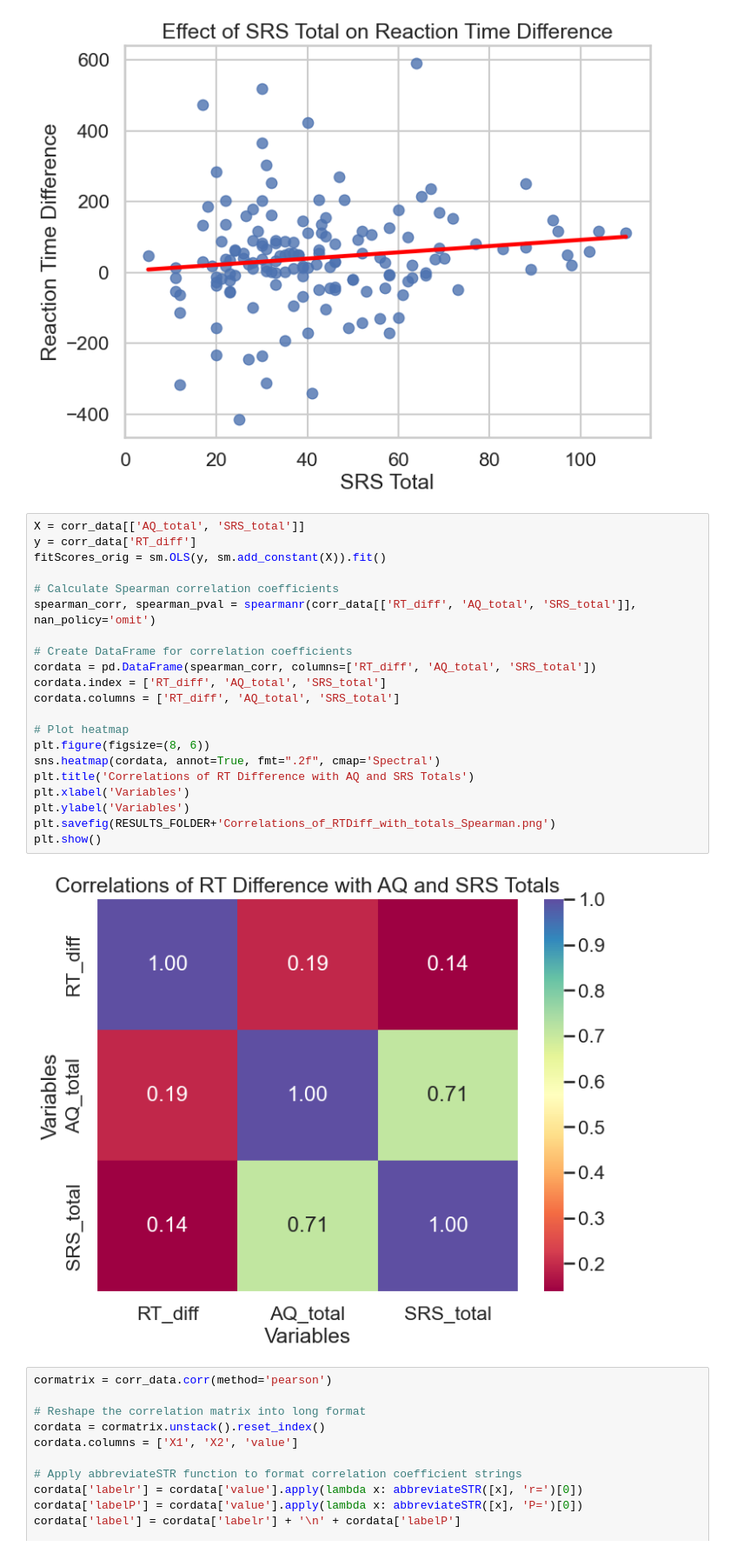
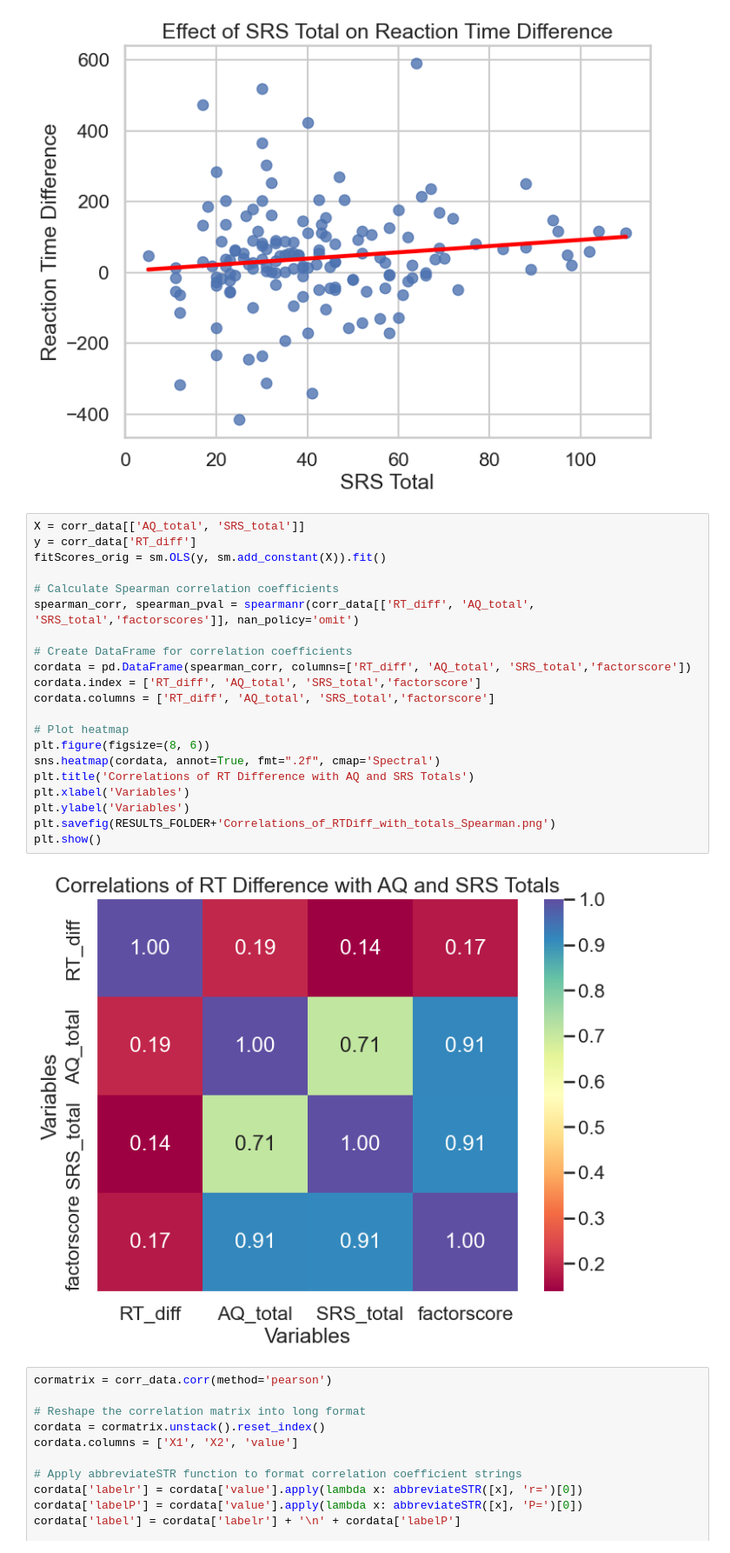
Before and after one commit to maynaS/Predictability-and-Autistic-Traits, a Jupyter notebook: Task3.ipynb, the cells around one changed output. Shown at 87% size. Drawn from its saved outputs; the diff is of its cells as text.

```diff
--- a/Task3.ipynb
+++ b/Task3.ipynb
@@ -637,26 +637,26 @@ plt.show()
 # %%
 X = corr_data[['AQ_total', 'SRS_total']]
 y = corr_data['RT_diff']
 fitScores_orig = sm.OLS(y, sm.add_constant(X)).fit()
 
 # Calculate Spearman correlation coefficients
-spearman_corr, spearman_pval = spearmanr(corr_data[['RT_diff', 'AQ_total', 'SRS_total']], nan_policy='omit')
+spearman_corr, spearman_pval = spearmanr(corr_data[['RT_diff', 'AQ_total', 'SRS_total','factorscores']], nan_policy='omit')
 
 # Create DataFrame for correlation coefficients
-cordata = pd.DataFrame(spearman_corr, columns=['RT_diff', 'AQ_total', 'SRS_total'])
-cordata.index = ['RT_diff', 'AQ_total', 'SRS_total']
-cordata.columns = ['RT_diff', 'AQ_total', 'SRS_total']
+cordata = pd.DataFrame(spearman_corr, columns=['RT_diff', 'AQ_total', 'SRS_total','factorscore'])
+cordata.index = ['RT_diff', 'AQ_total', 'SRS_total','factorscore']
+cordata.columns = ['RT_diff', 'AQ_total', 'SRS_total','factorscore']
 
 # Plot heatmap
 plt.figure(figsize=(8, 6))
 sns.heatmap(cordata, annot=True, fmt=".2f", cmap='Spectral')
 plt.title('Correlations of RT Difference with AQ and SRS Totals')
 plt.xlabel('Variables')
 plt.ylabel('Variables')
 plt.savefig(RESULTS_FOLDER+'Correlations_of_RTDiff_with_totals_Spearman.png')
 plt.show()
 # %% [output]
-[figure, old version]
+[figure, new version]
 # %%
 cormatrix = corr_data.corr(method='pearson')
 
```
Also changed, not shown: parts of 15 cells of this notebook, 2 other files.
